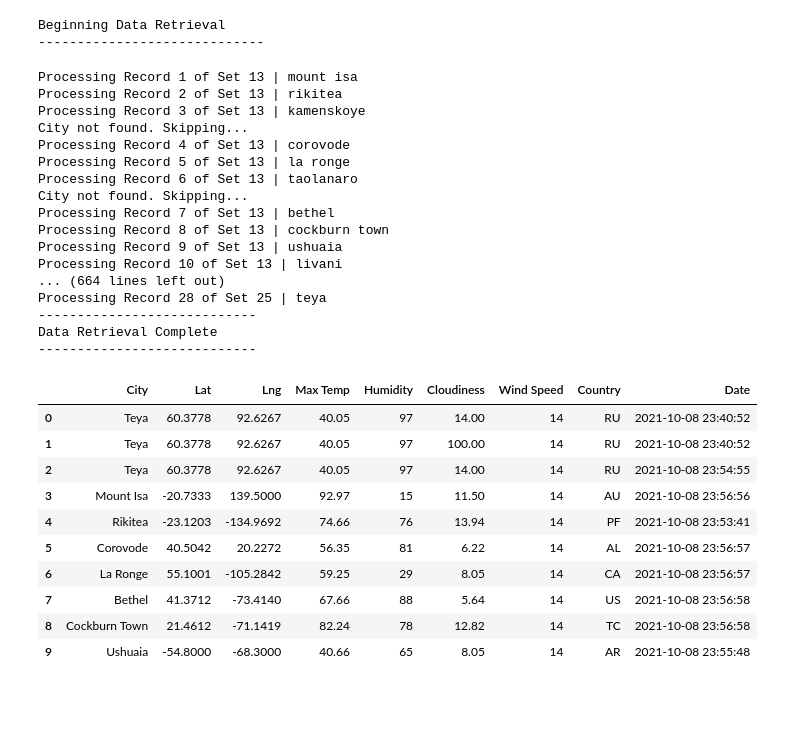
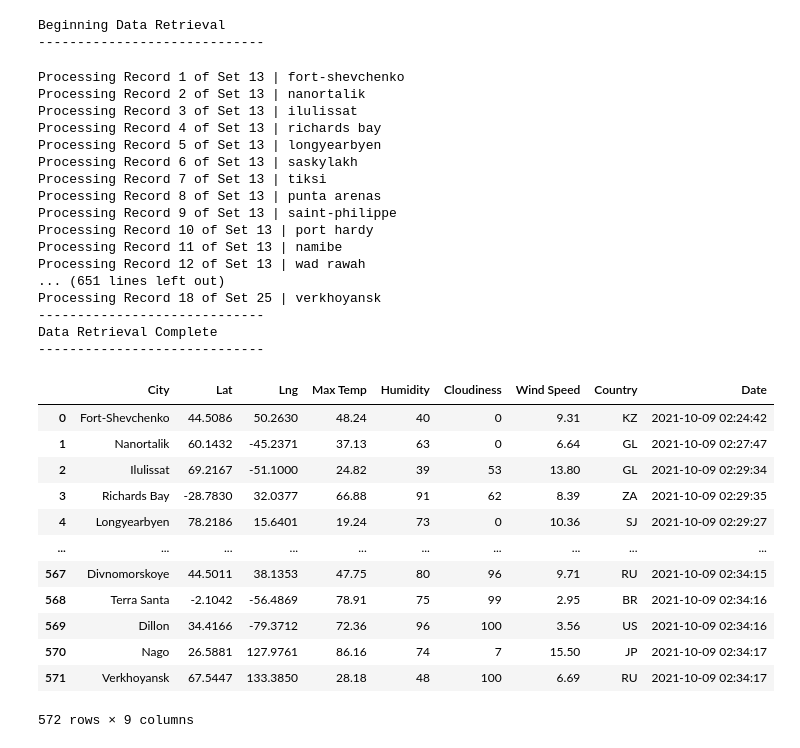
Before and after one commit to JoePizz/World_Weather_Analysis, a Jupyter notebook: World_Weather_Analysis.ipynb, the cells around one changed output. Cells and saved outputs as stored; diff of their text form; code cells hidden in the pictures; blank space fills up the shorter version.

```diff
--- a/World_Weather_Analysis.ipynb
+++ b/World_Weather_Analysis.ipynb
@@ -145,8 +101,6 @@ http://api.openweathermap.org/data/2.5/weather?units=Imperial&APPID=3d5f365fbea1
 # %%
 import requests
 from config import weather_api_key
-# %%
-city = "London"
 # %%
 # Import the datetime module from the datetime library.
 from datetime import datetime
@@ -198,9 +152,10 @@ for i, city in enumerate(cities):
         city_lng = city_weather["coord"]["lon"]
         city_max_temp = city_weather["main"]["temp_max"]
         city_humidity = city_weather["main"]["humidity"]
-        city_clouds = city_weather["wind"]["speed"]
+        city_clouds = city_weather["clouds"]["all"]
+        city_wind = city_weather["wind"]["speed"]
         city_country = city_weather["sys"]["country"]
-        # Convert the data to ISO standard.
+        # Convert the date to ISO standard.
         city_date = datetime.utcfromtimestamp(city_weather["dt"]).strftime('%Y-%m-%d %H:%M:%S')
         # Append the city information into city_data list.
         city_data.append({"City": city.title(),
@@ -218,25 +173,25 @@ for i, city in enumerate(cities):
         print("City not found. Skipping...")
         pass
 
-# Indicate that Data Loading complete.
-print("----------------------------")
-print("Data Retrieval Complete     ")
-print("----------------------------")
+# Indicate that Data Loading is complete.
+print("-----------------------------")
+print("Data Retrieval Complete      ")
+print("-----------------------------")
 # %% [output]
-Processing Record 1 of Set 13 | mount isa
-Processing Record 2 of Set 13 | rikitea
-Processing Record 3 of Set 13 | kamenskoye
-City not found. Skipping...
-Processing Record 4 of Set 13 | corovode
-Processing Record 5 of Set 13 | la ronge
-Processing Record 6 of Set 13 | taolanaro
-City not found. Skipping...
-Processing Record 7 of Set 13 | bethel
-Processing Record 8 of Set 13 | cockburn town
-Processing Record 9 of Set 13 | ushuaia
-Processing Record 10 of Set 13 | livani
-... (664 lines left out)
-Processing Record 28 of Set 25 | teya
-----------------------------
+Processing Record 1 of Set 13 | fort-shevchenko
+Processing Record 2 of Set 13 | nanortalik
+Processing Record 3 of Set 13 | ilulissat
+Processing Record 4 of Set 13 | richards bay
+Processing Record 5 of Set 13 | longyearbyen
+Processing Record 6 of Set 13 | saskylakh
+Processing Record 7 of Set 13 | tiksi
+Processing Record 8 of Set 13 | punta arenas
+Processing Record 9 of Set 13 | saint-philippe
+Processing Record 10 of Set 13 | port hardy
+Processing Record 11 of Set 13 | namibe
+Processing Record 12 of Set 13 | wad rawah
+... (651 lines left out)
+Processing Record 18 of Set 25 | verkhoyansk
+-----------------------------
 Data Retrieval Complete
-----------------------------
+-----------------------------
@@ -243,19 +200,21 @@ Data Retrieval Complete
 # %%
 # Convert the array of dictionaries to a Pandas DataFrame.
 city_data_df = pd.DataFrame(city_data)
-city_data_df.head(10)
+city_data_df
 # %% [output]
 |  | City | Lat | Lng | Max Temp | Humidity | Cloudiness | Wind Speed | Country | Date |
-| 0 | Teya | 60.3778 | 92.6267 | 40.05 | 97 | 14.00 | 14 | RU | 2021-10-08 23:40:52 |
-| 1 | Teya | 60.3778 | 92.6267 | 40.05 | 97 | 100.00 | 14 | RU | 2021-10-08 23:40:52 |
-| 2 | Teya | 60.3778 | 92.6267 | 40.05 | 97 | 14.00 | 14 | RU | 2021-10-08 23:54:55 |
-| 3 | Mount Isa | -20.7333 | 139.5000 | 92.97 | 15 | 11.50 | 14 | AU | 2021-10-08 23:56:56 |
-| 4 | Rikitea | -23.1203 | -134.9692 | 74.66 | 76 | 13.94 | 14 | PF | 2021-10-08 23:53:41 |
-| 5 | Corovode | 40.5042 | 20.2272 | 56.35 | 81 | 6.22 | 14 | AL | 2021-10-08 23:56:57 |
-| 6 | La Ronge | 55.1001 | -105.2842 | 59.25 | 29 | 8.05 | 14 | CA | 2021-10-08 23:56:57 |
-| 7 | Bethel | 41.3712 | -73.4140 | 67.66 | 88 | 5.64 | 14 | US | 2021-10-08 23:56:58 |
-| 8 | Cockburn Town | 21.4612 | -71.1419 | 82.24 | 78 | 12.82 | 14 | TC | 2021-10-08 23:56:58 |
-| 9 | Ushuaia | -54.8000 | -68.3000 | 40.66 | 65 | 8.05 | 14 | AR | 2021-10-08 23:55:48 |
+| 0 | Fort-Shevchenko | 44.5086 | 50.2630 | 48.24 | 40 | 0 | 9.31 | KZ | 2021-10-09 02:24:42 |
+| 1 | Nanortalik | 60.1432 | -45.2371 | 37.13 | 63 | 0 | 6.64 | GL | 2021-10-09 02:27:47 |
+| 2 | Ilulissat | 69.2167 | -51.1000 | 24.82 | 39 | 53 | 13.80 | GL | 2021-10-09 02:29:34 |
+| 3 | Richards Bay | -28.7830 | 32.0377 | 66.88 | 91 | 62 | 8.39 | ZA | 2021-10-09 02:29:35 |
+| 4 | Longyearbyen | 78.2186 | 15.6401 | 19.24 | 73 | 0 | 10.36 | SJ | 2021-10-09 02:29:27 |
+| ... | ... | ... | ... | ... | ... | ... | ... | ... | ... |
+| 567 | Divnomorskoye | 44.5011 | 38.1353 | 47.75 | 80 | 96 | 9.71 | RU | 2021-10-09 02:34:15 |
+| 568 | Terra Santa | -2.1042 | -56.4869 | 78.91 | 75 | 99 | 2.95 | BR | 2021-10-09 02:34:16 |
+| 569 | Dillon | 34.4166 | -79.3712 | 72.36 | 96 | 100 | 3.56 | US | 2021-10-09 02:34:16 |
+| 570 | Nago | 26.5881 | 127.9761 | 86.16 | 74 | 7 | 15.50 | JP | 2021-10-09 02:34:17 |
+| 571 | Verkhoyansk | 67.5447 | 133.3850 | 28.18 | 48 | 100 | 6.69 | RU | 2021-10-09 02:34:17 |
+572 rows × 9 columns
 # %%
 new_columnn_order = ["City", "Country", "Date", "Lat", "Lng", "Max Temp", "Humidity", "Cloudiness", "Wind Speed"]
 city_data_df = city_data_df[new_columnn_order]
```
Also changed, not shown: parts of 18 cells of this notebook.
